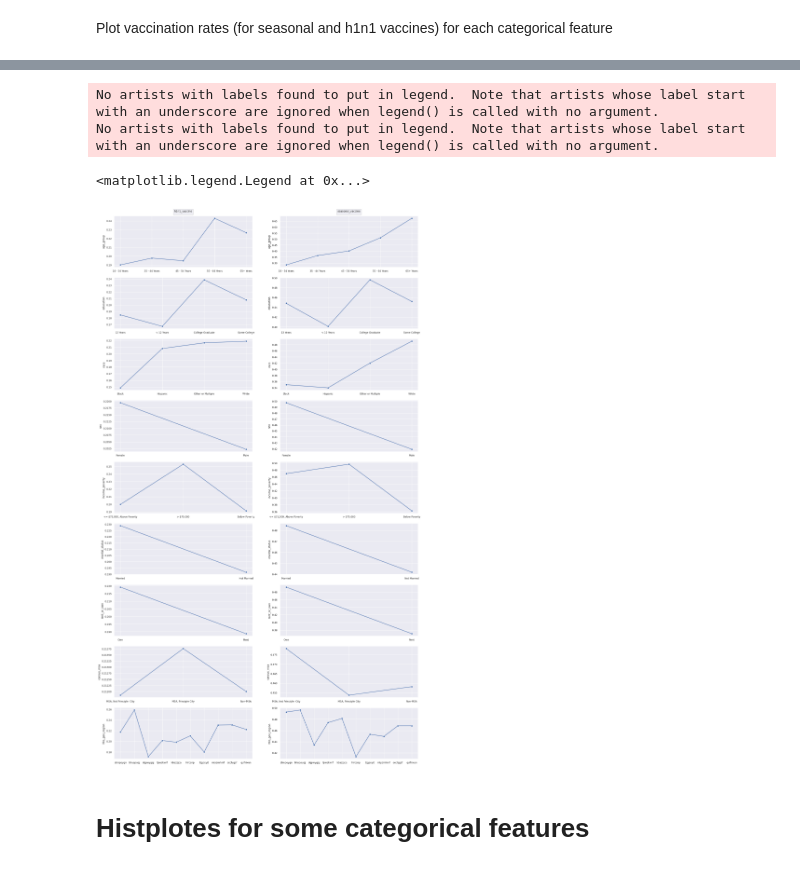
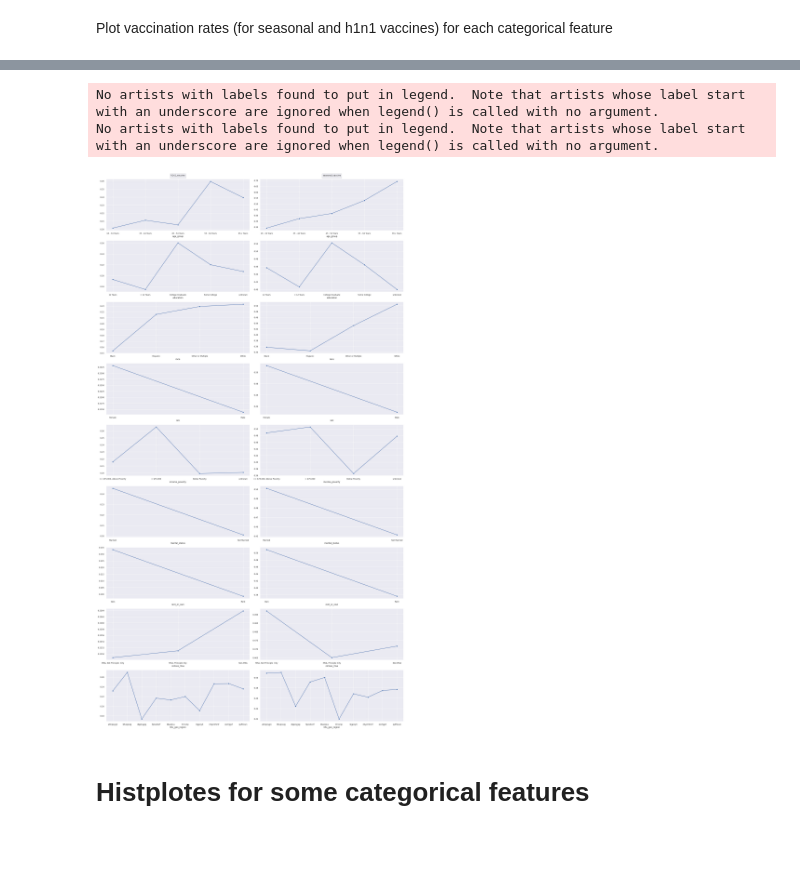
Before and after one commit to Rolf110/Flu-Shot-Learning---Competition, a Jupyter notebook: project_flu.ipynb, the cells around one changed output, grey strips where cells are left out. Cells and saved outputs as stored; diff of their text form; code cells hidden in the pictures.

Commit message:
some plots (updated version) + one new feature

```diff
--- a/project_flu.ipynb
+++ b/project_flu.ipynb
@@ -86,7 +86,26 @@ seasonal_vaccine                   0
 dtype: int64
 # %%
 # drop some features due to large number of NaNs in them
-df.drop(['health_insurance', 'employment_industry', 'employment_occupation'], axis=1, inplace=True)
+#df.drop(['health_insurance', 'employment_industry', 'employment_occupation'], axis=1, inplace=True)
+# %%
+#fill NaNs in columns with the largest number of NaNs
+unknown_filled_features = ['health_insurance',
+                           'employment_industry',
+                           'employment_occupation',
+                           'income_poverty',
+                           'education']
+
+df[unknown_filled_features] = df[unknown_filled_features].fillna('unknown')
+# %%
+#drop rows with NaNs
+dropna_features = ['h1n1_concern',
+                   'h1n1_knowledge',
+                   'doctor_recc_h1n1',
+                   'doctor_recc_seasonal',
+                   'chronic_med_condition',
+                   'health_worker']
+
+df = df.loc[df[dropna_features].dropna().index]
 # %%
 #NaNs in binary columns
 bin_col = [col for col in df if
@@ -189,19 +227,19 @@ def plot_rates_h(x,vac):
 # %%
 fig, ax = plt.subplots(int(len(cols_lineplot)), 2, figsize=(20, len(cols_lineplot)*4))
 for idx, col in enumerate(cols_lineplot):
-    sns.lineplot(x=plot_rates_h(col, 'h1n1_vaccine')[0], y=plot_rates_h(col, 'h1n1_vaccine')[1], ax=ax[idx, 0], marker='o').set_ylabel(col)
-    sns.lineplot(x=plot_rates_h(col, 'seasonal_vaccine')[0], y=plot_rates_h(col, 'seasonal_vaccine')[1], ax=ax[idx, 1], marker='o').set_ylabel(col)
+    sns.lineplot(x=plot_rates_h(col, 'h1n1_vaccine')[0], y=plot_rates_h(col, 'h1n1_vaccine')[1], ax=ax[idx, 0], marker='o').set_xlabel(col)
+    sns.lineplot(x=plot_rates_h(col, 'seasonal_vaccine')[0], y=plot_rates_h(col, 'seasonal_vaccine')[1], ax=ax[idx, 1], marker='o').set_xlabel(col)
 ax[0, 0].legend(
     loc='lower center', bbox_to_anchor=(0.5, 1), title='h1n1_vaccine'
 )
 ax[0, 1].legend(
     loc='lower center', bbox_to_anchor=(0.5, 1), title='seasonal_vaccine'
 )
+plt.tight_layout()
 # %% [output]
 No artists with labels found to put in legend.  Note that artists whose label start with an underscore are ignored when legend() is called with no argument.
 No artists with labels found to put in legend.  Note that artists whose label start with an underscore are ignored when legend() is called with no argument.
-<matplotlib.legend.Legend at 0x...>
-[figure, old version]
+[figure, new version]
 # %% [markdown]
 # Histplotes for some categorical features
 # %%
```
Also changed, not shown: parts of 30 cells of this notebook.
